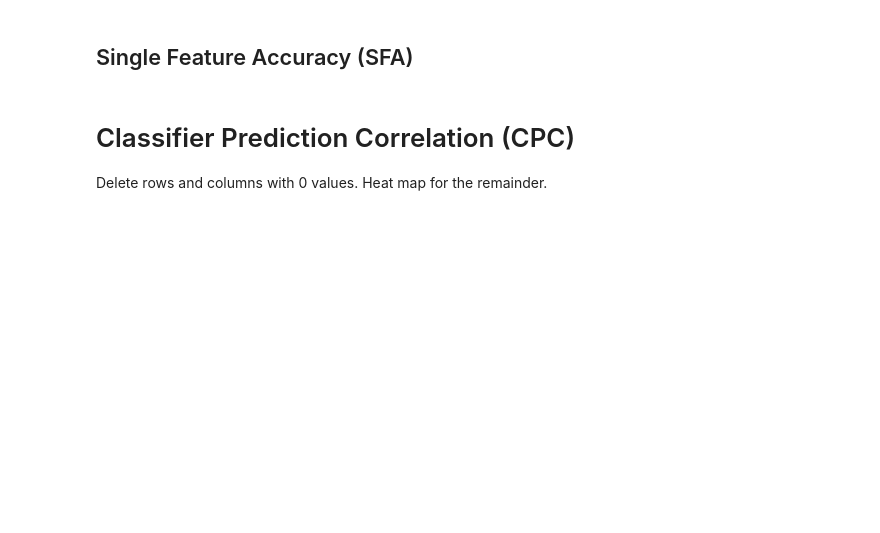
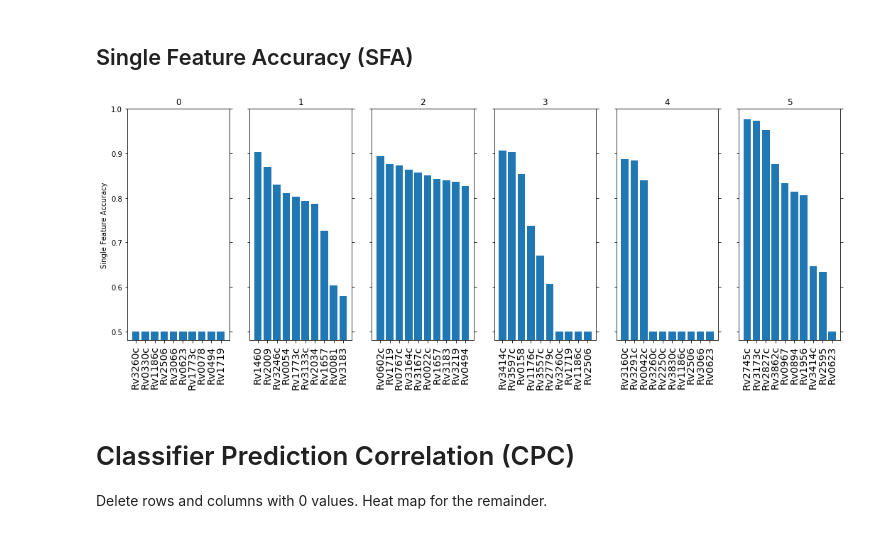
Before and after one commit to uwescience/xstate, a Jupyter notebook: notebooks/Feature Analysis Statistics.ipynb, the cells around one changed output. Cells and saved outputs as stored; diff of their text form; code cells hidden in the pictures; blank space fills up the shorter version.

Commit message:
Updated analysis and refactoring

```diff
--- a/notebooks/Feature Analysis Statistics.ipynb
+++ b/notebooks/Feature Analysis Statistics.ipynb
@@ -31,7 +31,7 @@ SER_Y = TRINARY.ser_y
 STATES = SER_Y.unique()
 REGULATORS = DF_X.columns.tolist()
 DATA_PATH = cn.PROJECT_DIR
-for directory in ["data", "feature_analysis"]:
+for directory in ["data", "feature_analyzer"]:
     DATA_PATH = os.path.join(DATA_PATH, directory)
 BASE_PATH = os.path.join(DATA_PATH, "main_feature_analyzer_%s_%d.csv")
 CLF = svm.LinearSVC()
@@ -119,3 +72,7 @@ plotAllSFA(num_gene=10)
+# %%
+feature_analyzer.plotSFA(ANALYZERS)
+# %% [output]
+[figure, added]
 # %% [markdown]
 # Classifier Prediction Correlation (CPC)
 Delete rows and columns with 0 values.
```
Also changed, not shown: parts of 11 cells of this notebook, 19 other files.
